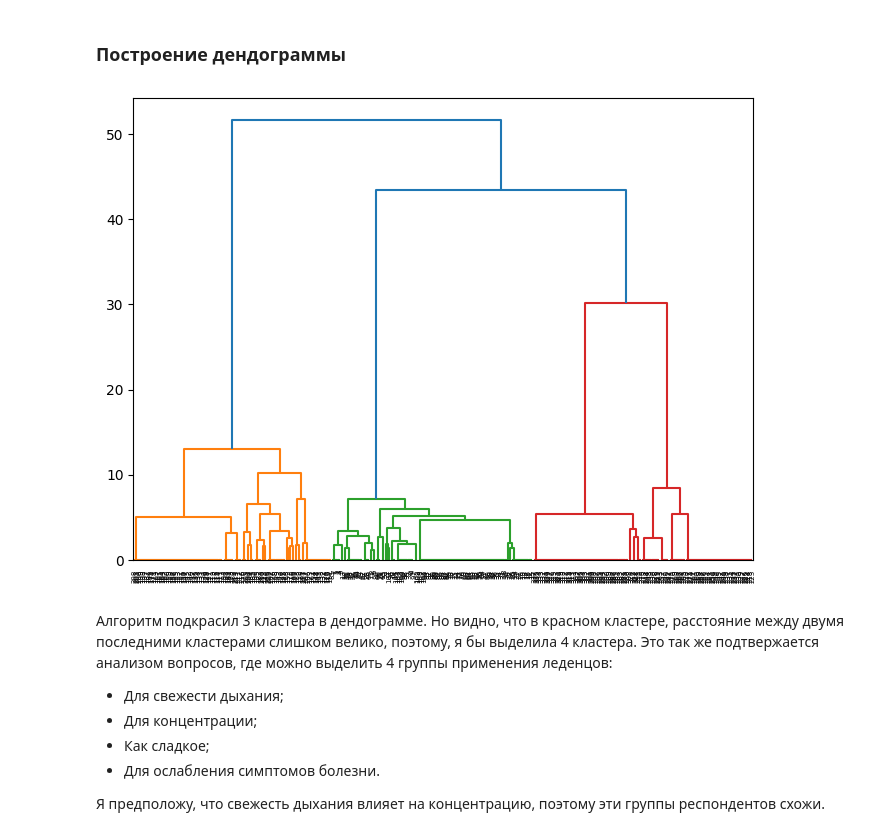
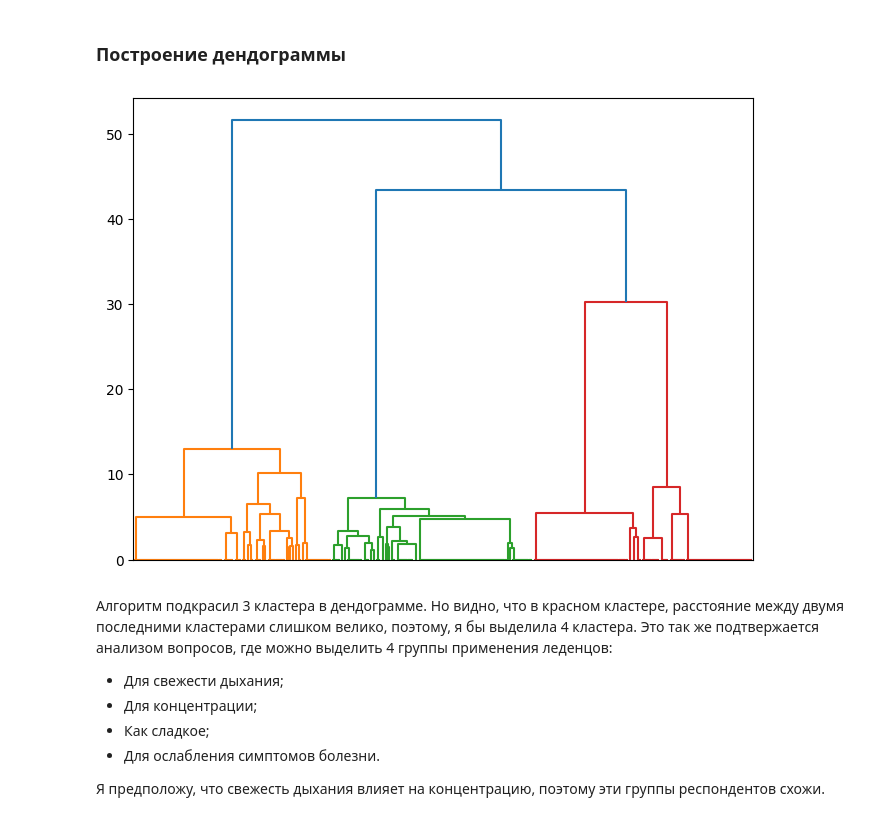
Before and after one commit to SashaVeremchuk/ITMO-data-analysis, a Jupyter notebook: 1_cluster_hierarch.ipynb, the cells around one changed output. Cells and saved outputs as stored; diff of their text form; code cells hidden in the pictures.

```diff
--- a/1_cluster_hierarch.ipynb
+++ b/1_cluster_hierarch.ipynb
@@ -74,9 +74,11 @@ array([[  0.,   4.,   0.,   2.],
 ### Построение дендограммы
 # %%
 fig = plt.figure(figsize=(8,6))
-dn = dendrogram(link, labels= df.index.tolist())
+dn = dendrogram(link)
+plt.gca().set_xticklabels([])
+plt.show()
 # %% [output]
-[figure, old version]
+[figure, new version]
 # %% [markdown]
 Алгоритм подкрасил 3 кластера в дендограмме. Но видно, что в красном кластере, расстояние между двумя последними кластерами слишком велико, поэтому, я бы выделила 4 кластера. Это так же подтвержается анализом вопросов, где можно выделить 4 группы применения леденцов:
   * Для свежести дыхания;
```
Also changed, not shown: parts of 1 cell of this notebook.
